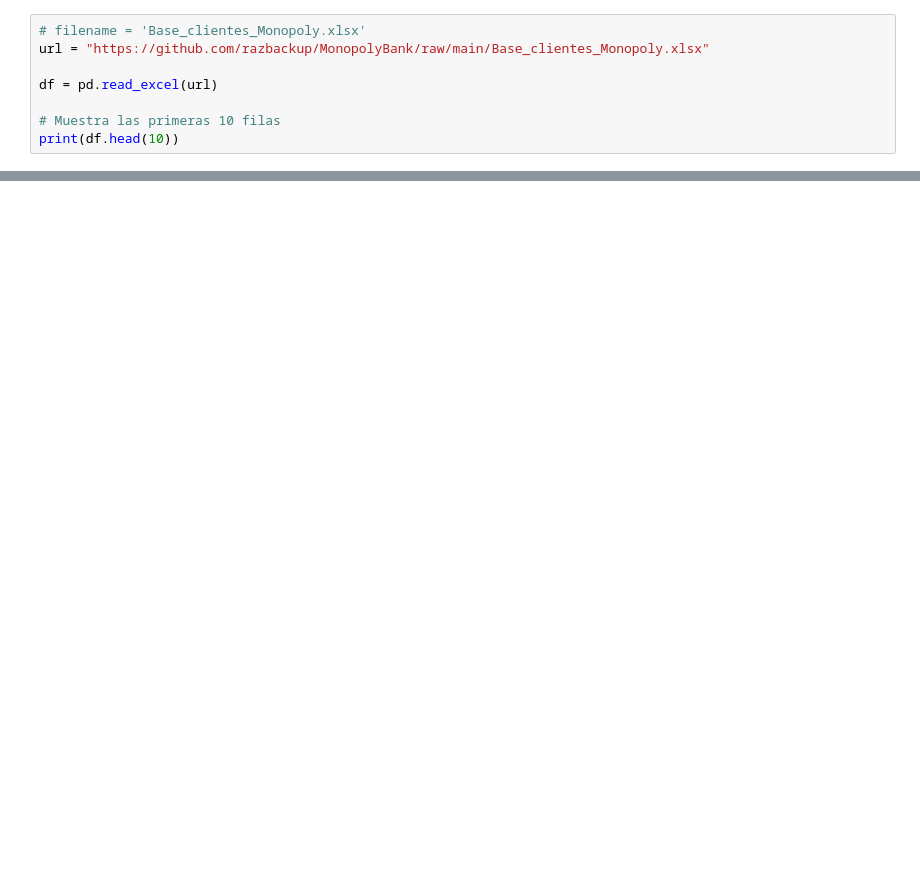
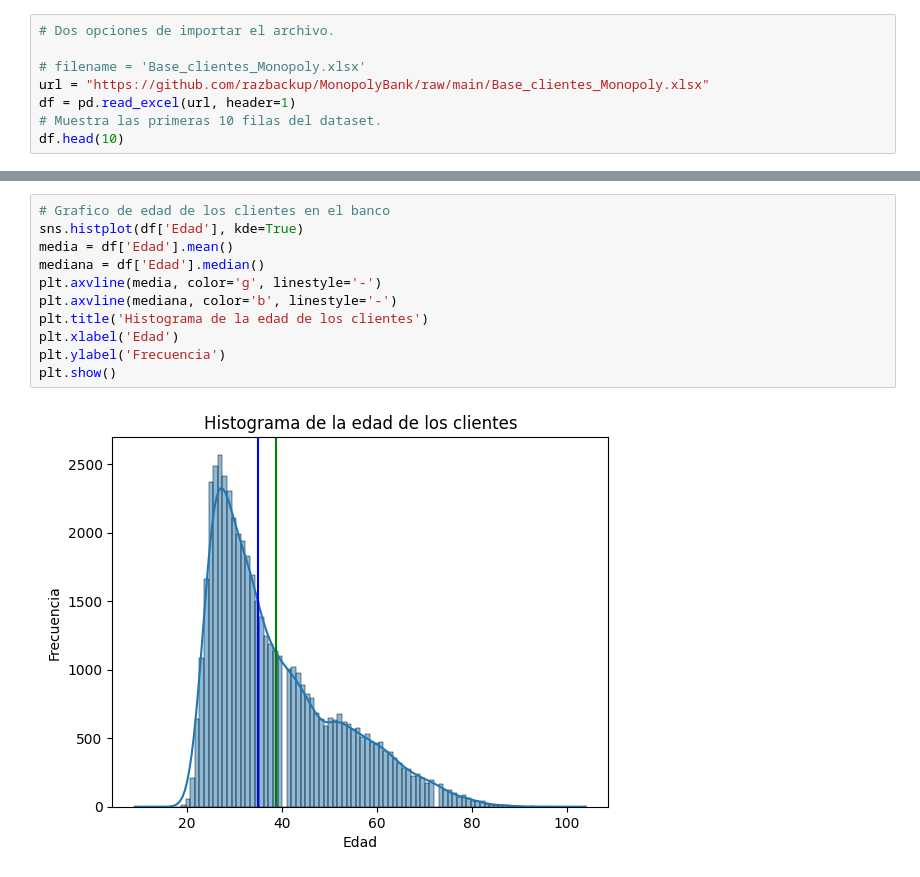
Before and after one commit to GodDoesNotPlayDice/ET-ML, a Jupyter notebook: ET1.ipynb, the cells around one changed output, grey strips where cells are left out. Cells and saved outputs as stored; diff of their text form; blank space fills up the shorter version.

```diff
--- a/ET1.ipynb
+++ b/ET1.ipynb
@@ -6,11 +88,11 @@ import seaborn as sbn
 import numpy as np # linear algebra
 import matplotlib.pyplot as plt
 # %%
+# Dos opciones de importar el archivo.
+
 # filename = 'Base_clientes_Monopoly.xlsx'
 url = "https://github.com/razbackup/MonopolyBank/raw/main/Base_clientes_Monopoly.xlsx"
-
-df = pd.read_excel(url)
-
-# Muestra las primeras 10 filas
-print(df.head(10))
+df = pd.read_excel(url, header=1)
+# Muestra las primeras 10 filas del dataset.
+df.head(10)
 # %% [output]
@@ -161,0 +247,13 @@ NaN                NaN        NaN       NaN  NaN
+# %%
+# Grafico de edad de los clientes en el banco
+sns.histplot(df['Edad'], kde=True)
+media = df['Edad'].mean()
+mediana = df['Edad'].median()
+plt.axvline(media, color='g', linestyle='-')
+plt.axvline(mediana, color='b', linestyle='-')
+plt.title('Histograma de la edad de los clientes')
+plt.xlabel('Edad')
+plt.ylabel('Frecuencia')
+plt.show()
+# %% [output]
+[figure, added]
```
Also changed, not shown: parts of 22 cells of this notebook.
